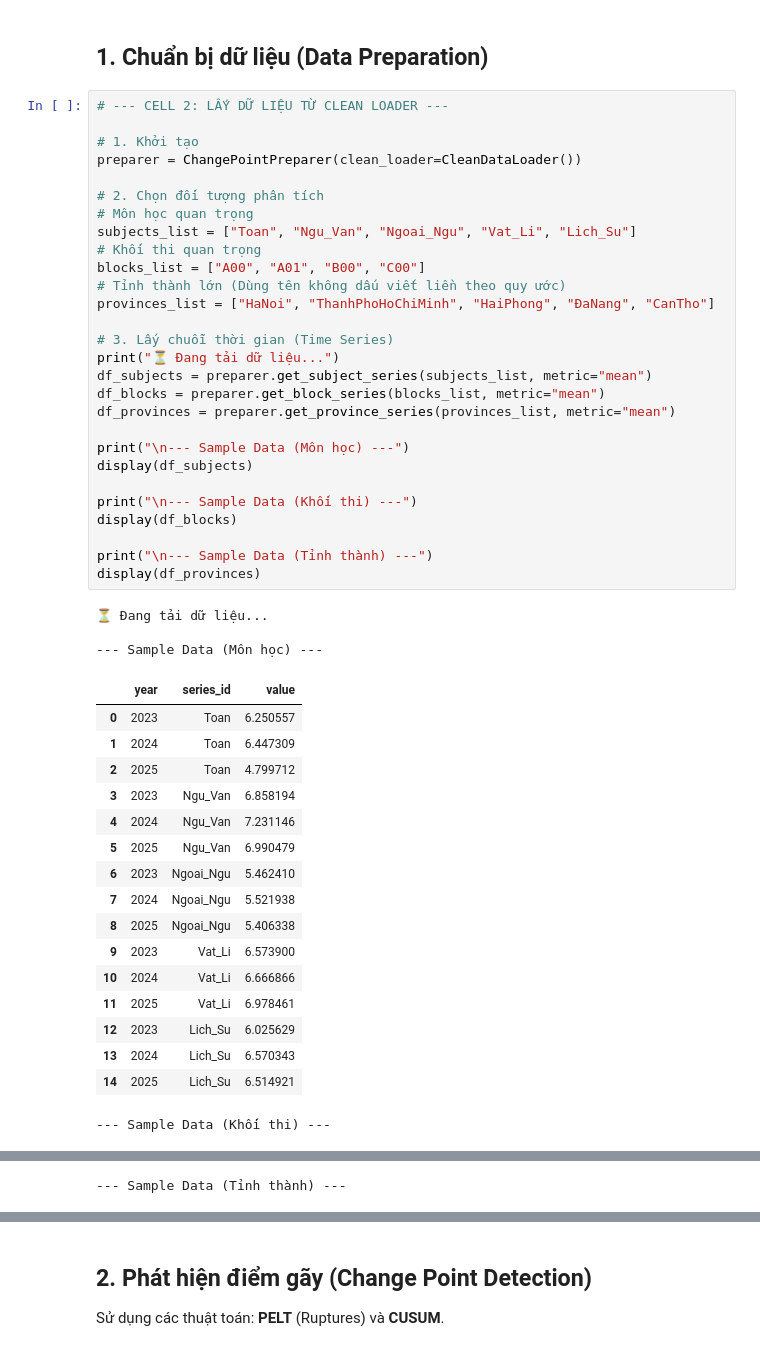
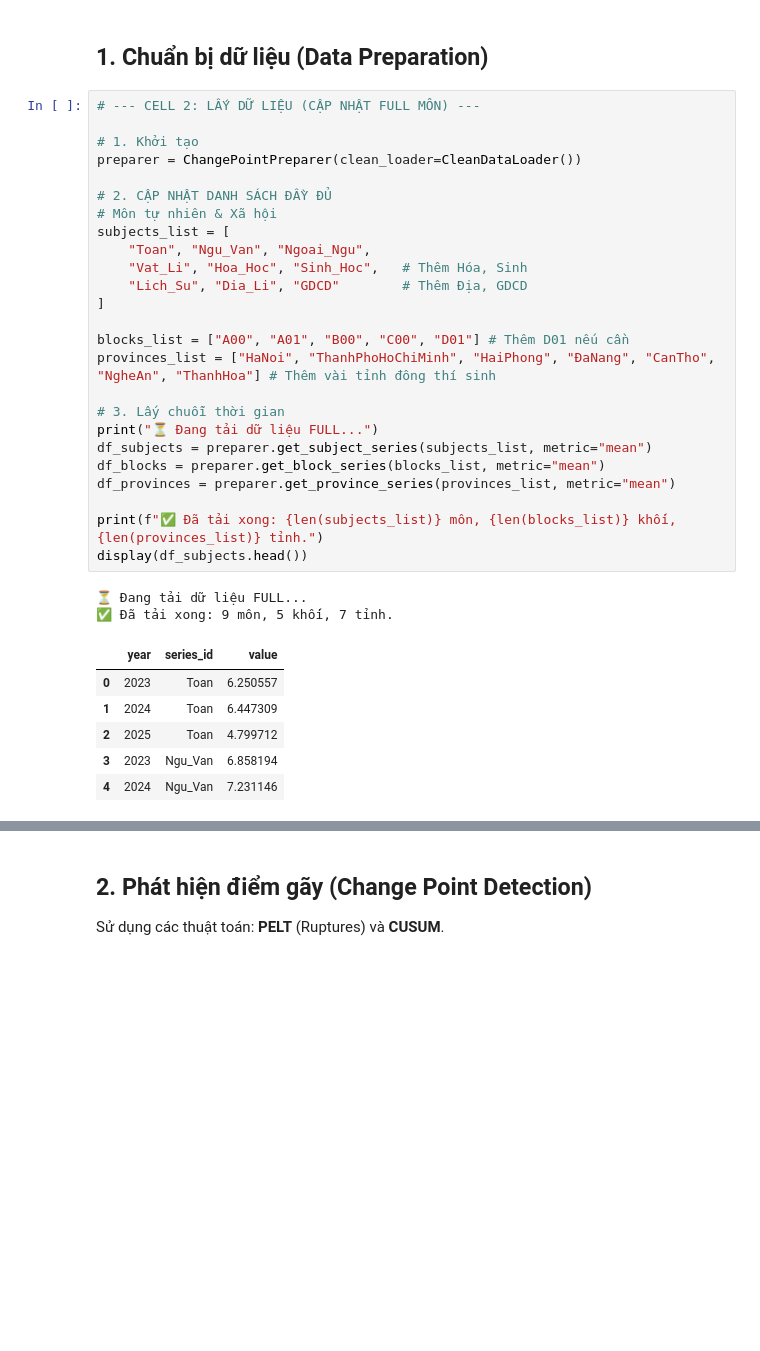
Before and after one commit to tano-dev/Vietnam-National-Exam-Score-Analysis-and-Forecasting, a Jupyter notebook: Notebook/ChangePoint.ipynb, the cells around one changed output, grey strips where cells are left out. Saved outputs shown, nothing was run; the diff lists cells and outputs as text; blank space fills up the shorter version.

```diff
--- a/Notebook/ChangePoint.ipynb
+++ b/Notebook/ChangePoint.ipynb
@@ -48,51 +48,36 @@ Project Root: c:\Users\ADMIN\Documents\PythonProject
 # %% [markdown]
 ## 1. Chuẩn bị dữ liệu (Data Preparation)
 # %%
-# --- CELL 2: LẤY DỮ LIỆU TỪ CLEAN LOADER ---
+# --- CELL 2: LẤY DỮ LIỆU (CẬP NHẬT FULL MÔN) ---
 
 # 1. Khởi tạo
 preparer = ChangePointPreparer(clean_loader=CleanDataLoader())
 
-# 2. Chọn đối tượng phân tích
-# Môn học quan trọng
-subjects_list = ["Toan", "Ngu_Van", "Ngoai_Ngu", "Vat_Li", "Lich_Su"]
-# Khối thi quan trọng
-blocks_list = ["A00", "A01", "B00", "C00"]
-# Tỉnh thành lớn (Dùng tên không dấu viết liền theo quy ước)
-provinces_list = ["HaNoi", "ThanhPhoHoChiMinh", "HaiPhong", "ĐaNang", "CanTho"]
+# 2. CẬP NHẬT DANH SÁCH ĐẦY ĐỦ
+# Môn tự nhiên & Xã hội
+subjects_list = [
+    "Toan", "Ngu_Van", "Ngoai_Ngu",
+    "Vat_Li", "Hoa_Hoc", "Sinh_Hoc",   # Thêm Hóa, Sinh
+    "Lich_Su", "Dia_Li", "GDCD"        # Thêm Địa, GDCD
+]
 
-# 3. Lấy chuỗi thời gian (Time Series)
-print("⏳ Đang tải dữ liệu...")
+blocks_list = ["A00", "A01", "B00", "C00", "D01"] # Thêm D01 nếu cần
+provinces_list = ["HaNoi", "ThanhPhoHoChiMinh", "HaiPhong", "ĐaNang", "CanTho", "NgheAn", "ThanhHoa"] # Thêm vài tỉnh đông thí sinh
+
+# 3. Lấy chuỗi thời gian
+print("⏳ Đang tải dữ liệu FULL...")
 df_subjects = preparer.get_subject_series(subjects_list, metric="mean")
 df_blocks = preparer.get_block_series(blocks_list, metric="mean")
 df_provinces = preparer.get_province_series(provinces_list, metric="mean")
 
-print("\n--- Sample Data (Môn học) ---")
-display(df_subjects)
-
-print("\n--- Sample Data (Khối thi) ---")
-display(df_blocks)
-
-print("\n--- Sample Data (Tỉnh thành) ---")
-display(df_provinces)
+print(f"✅ Đã tải xong: {len(subjects_list)} môn, {len(blocks_list)} khối, {len(provinces_list)} tỉnh.")
+display(df_subjects.head())
 # %% [output]
-⏳ Đang tải dữ liệu...
-
---- Sample Data (Môn học) ---
+⏳ Đang tải dữ liệu FULL...
+✅ Đã tải xong: 9 môn, 5 khối, 7 tỉnh.
 |  | year | series_id | value |
 | 0 | 2023 | Toan | 6.250557 |
 | 1 | 2024 | Toan | 6.447309 |
 | 2 | 2025 | Toan | 4.799712 |
 | 3 | 2023 | Ngu_Van | 6.858194 |
 | 4 | 2024 | Ngu_Van | 7.231146 |
-| 5 | 2025 | Ngu_Van | 6.990479 |
-| 6 | 2023 | Ngoai_Ngu | 5.462410 |
-| 7 | 2024 | Ngoai_Ngu | 5.521938 |
-| 8 | 2025 | Ngoai_Ngu | 5.406338 |
-| 9 | 2023 | Vat_Li | 6.573900 |
-| 10 | 2024 | Vat_Li | 6.666866 |
-| 11 | 2025 | Vat_Li | 6.978461 |
-| 12 | 2023 | Lich_Su | 6.025629 |
-| 13 | 2024 | Lich_Su | 6.570343 |
-| 14 | 2025 | Lich_Su | 6.514921 |
---- Sample Data (Khối thi) ---
@@ -112 +83,0 @@ display(df_provinces)
---- Sample Data (Tỉnh thành) ---
```
Also changed, not shown: parts of 13 cells of this notebook, 1 other file.
